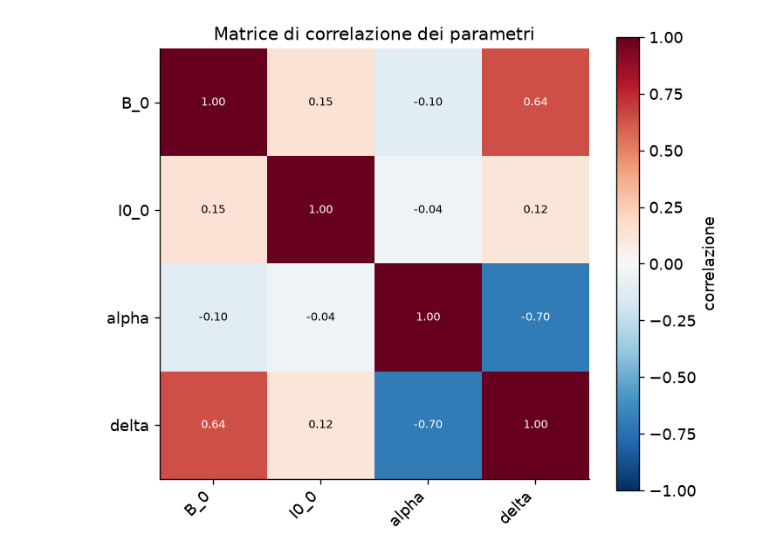
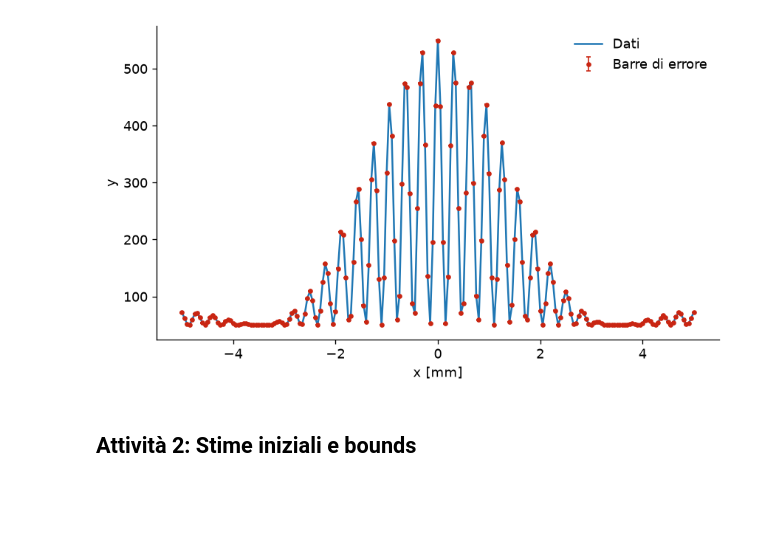
Before and after one commit to lux8134/lab2, a Jupyter notebook: prova2.ipynb, the cells around one changed output. Drawn from its saved outputs; the diff is of its cells as text; code cells hidden in the pictures; blank space fills up the shorter version.

```diff
--- a/prova2.ipynb
+++ b/prova2.ipynb
@@ -0,0 +5,25 @@
+# %%
+import math
+import numpy as np
+import matplotlib.pyplot as plt
+from scipy import stats
+from scipy.optimize import curve_fit
+from scipy.stats import chi2
+from scipy.signal import find_peaks
+
+ROSSO = "#C92512"
+GRIGIO = "#5A5A5A"
+AZZURRO = "#2E6F9E"
+ARANCIONE = "#DD8039"
+plt.rcParams.update(
+    {
+        "figure.figsize": (8.2, 4.6),
+        "figure.dpi": 120,
+        "axes.spines.top": False,
+        "axes.spines.right": False,
+        "axes.labelsize": 11,
+        "axes.titlesize": 12,
+        "font.size": 11,
+        "legend.frameon": False,
+    }
+)
@@ -81,30 +63,22 @@ delta:  5.2 1.0  < delta <  12.0
-# %%
-popt, pcov = curve_fit(
-modello, x, y,
-p0 = np.array([B_0, I0_0, alpha, delta]),
-sigma=sigma_y,
-absolute_sigma=True,
-bounds=(lower, upper),
-maxfev=100000
-)
-
-parametri = ["B_0", "I0_0", "alpha", "delta"]
-errors = np.sqrt(np.diag(pcov))
-corr = pcov / np.outer(errors, errors)
-fig, ax = plt.subplots(figsize=(6.2, 5.2))
-image = ax.imshow(corr, vmin=-1, vmax=1, cmap="RdBu_r")
-ax.set_xticks(range(len(parametri)), parametri, rotation=45, ha="right")
-ax.set_yticks(range(len(parametri)), parametri)
-ax.set_title("Matrice di correlazione dei parametri")
-
-for row in range(len(parametri)):
-    for column in range(len(parametri)):
-        color = "white" if abs(corr[row, column]) > 0.55 else "black"
-        ax.text(column, row, f"{corr[row, column]:.2f}",
-                ha="center", va="center", fontsize=8, color=color)
-
-fig.colorbar(image, ax=ax, label="correlazione")
-plt.tight_layout()
-plt.show()
-# %% [output]
-[figure, removed]
+# %%
+fig, ax = plt.subplots()
+ax.plot(x, y, label="Dati")
+ax.set(xlabel = "x [mm]" , ylabel = "y")
+ax.errorbar(    #Visualizza i dati sperimentali con le relative barre d'errore
+    x,
+    y,
+    yerr=sigma_y,
+    fmt=".",
+    color=ROSSO,
+    ecolor=ROSSO,
+    label="Barre di errore",
+    markersize=6,
+    capsize=2,
+    linewidth=1.0,
+)
+ax.legend()
+plt.show()
+# %% [output]
+[figure, added]
+# %% [markdown]
+## Attività 2: Stime iniziali e bounds
```
Also changed, not shown: parts of 12 cells of this notebook.
